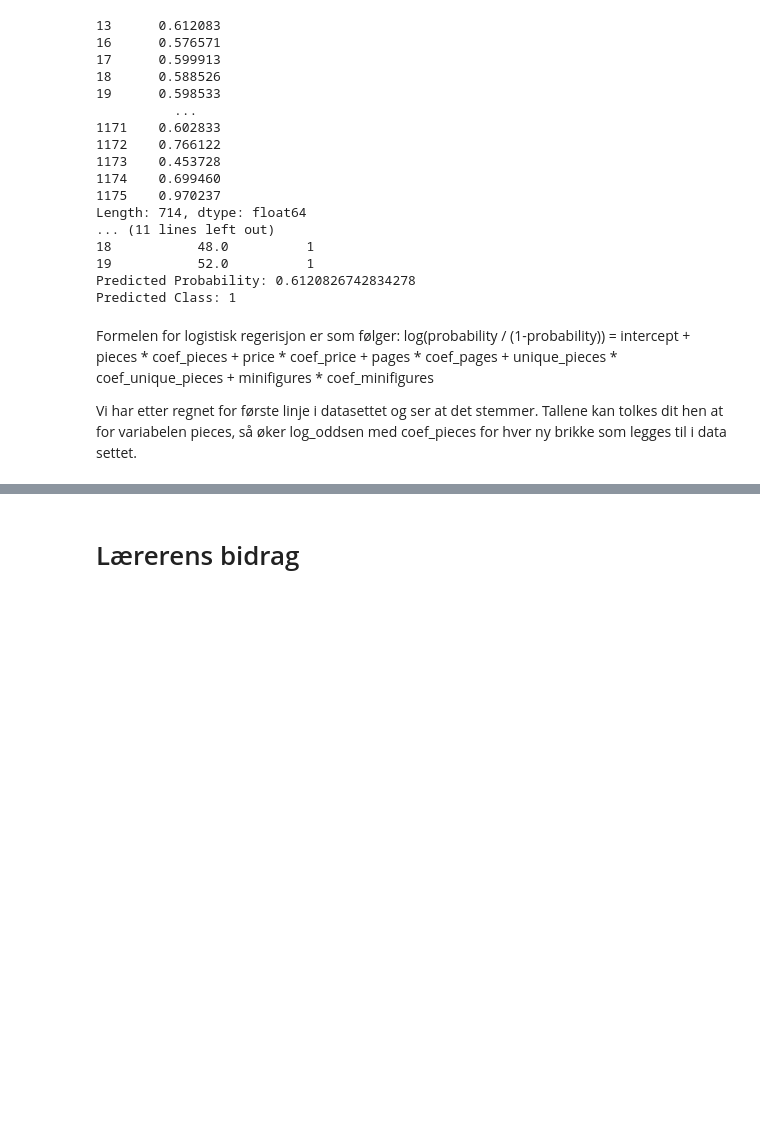
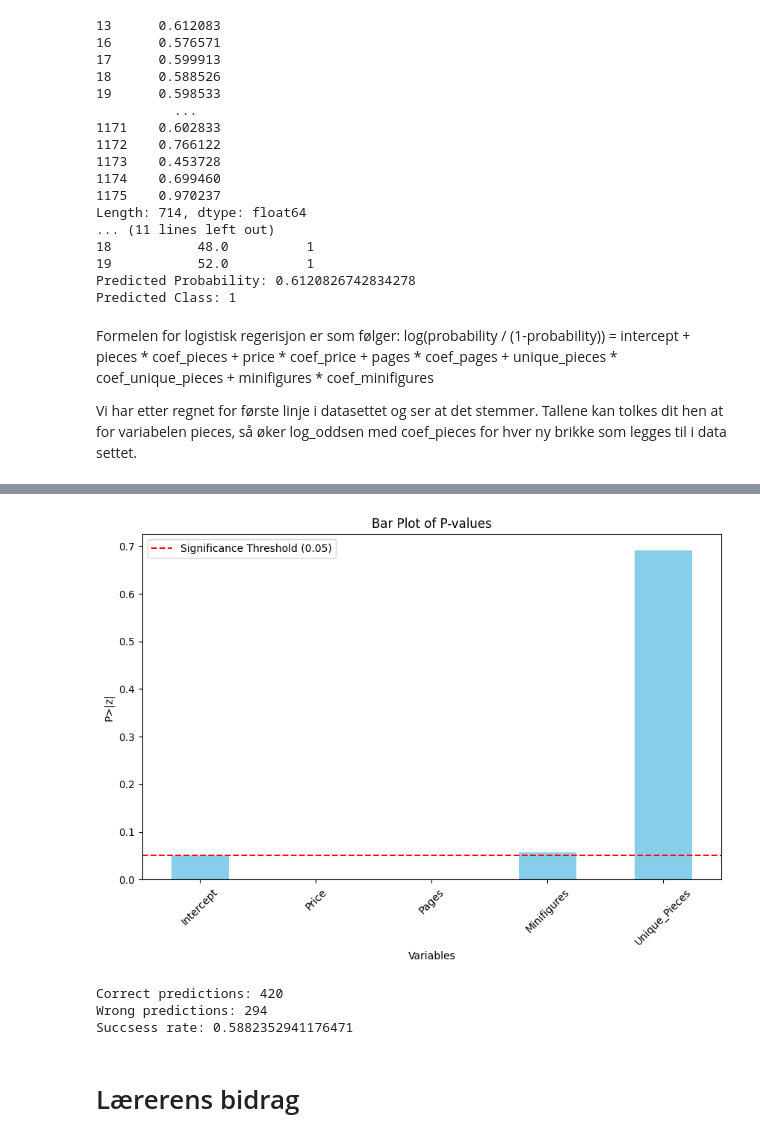
Before and after one commit to ViktorGrev/ISTT1003_Statistikk, a Jupyter notebook: src/viktor_test/oppg1.ipynb, the cells around one changed output, grey strips where cells are left out. Drawn from its saved outputs; the diff is of its cells as text; code cells hidden in the pictures; blank space fills up the shorter version.

```diff
--- a/src/viktor_test/oppg1.ipynb
+++ b/src/viktor_test/oppg1.ipynb
@@ -384,0 +497,5 @@ Vi har etter regnet for første linje i datasettet og ser at det stemmer. Tallen
+# %%
+formula = "LegoGroup ~ Price + Pages + Minifigures + Unique_Pieces"
+model = smf.glm(formula, data=df2, family=sm.families.Binomial())
+result = model.fit()
+print(result.summary())
@@ -385,3 +523,39 @@ Vi har etter regnet for første linje i datasettet og ser at det stemmer. Tallen
+# %%
+# Get the p-values
+p_values = result.pvalues
+
+# Create a bar plot for p-values
+plt.figure(figsize=(10, 6))
+p_values.plot(kind='bar', color='skyblue')
+plt.axhline(0.05, color='red', linestyle='--', label='Significance Threshold (0.05)')
+plt.xlabel('Variables')
+plt.ylabel('P>|z|')
+plt.title('Bar Plot of P-values')
+plt.xticks(rotation=45)
+plt.legend()
+plt.show()
+# %% [output]
+[figure, added]
+# %%
+predictions = result.predict(df2)
+
+# Assuming your actual values are in a column named 'target'
+actual_values = df2['LegoGroup']
+
+# Set the threshold
+threshold = 0.5
+
+# Compare predictions with actual values based on the threshold
+correct_predictions = ((predictions >= threshold) & (actual_values == 1) | (predictions < threshold) & (actual_values == 0)).sum()
+wrong_predictions = len(predictions) - correct_predictions
+
+print(f"Correct predictions: {correct_predictions}")
+print(f"Wrong predictions: {wrong_predictions}")
+print(f"Succsess rate: {correct_predictions / (correct_predictions + wrong_predictions) }")
+# %% [output]
+Correct predictions: 420
+Wrong predictions: 294
+Succsess rate: 0.5882352941176471
 # %% [markdown]
 # Lærerens bidrag
 # %%
```
Also changed, not shown: parts of 14 cells of this notebook, 1 other file.
